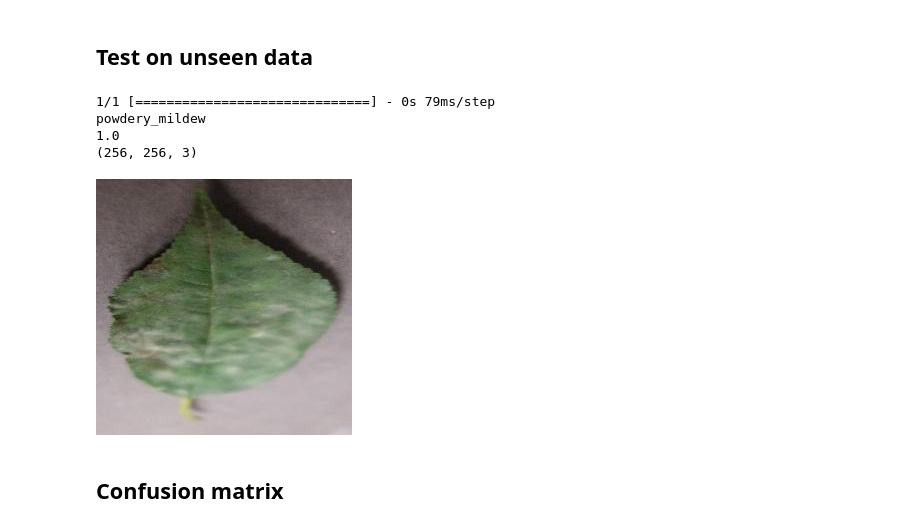
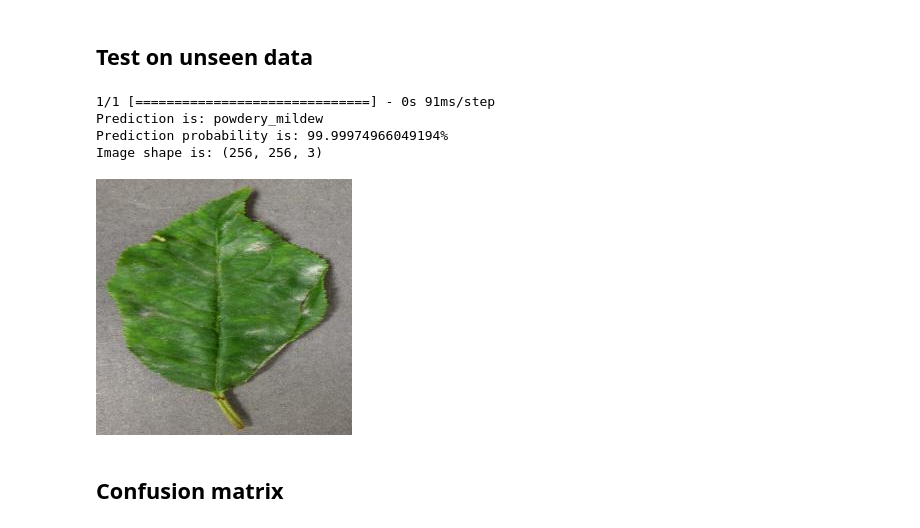
Before and after one commit to BGCG/project-5, a Jupyter notebook: jupyter_notebooks/ModelEvaluation.ipynb, the cells around one changed output. Saved outputs shown, nothing was run; the diff lists cells and outputs as text; code cells hidden in the pictures.

```diff
--- a/jupyter_notebooks/ModelEvaluation.ipynb
+++ b/jupyter_notebooks/ModelEvaluation.ipynb
@@ -382,32 +382,32 @@ Test set evaluation reports an accuracy of 0.9988151788711548 and a loss of 0.00
 # %%
 from tensorflow.keras.preprocessing import image
 
 point = 40 # points at specified file index
 label = labels[1] # pick 0 for healthy and 1 for powdery_mildew
 
 img = image.load_img(test_dir + '/'+ label + '/'+ os.listdir(test_dir +'/'+ label)[point])
 img_arr = np.array(img)/255.0
 pred_proba = model.predict(np.expand_dims(img_arr, axis=0))
 
-predicted_class = 1 if pred_proba[0,0] >= 0.5 else 0
+predicted_class = 1 if pred_proba[0,0] > 0.5 else 0
 
 predicted_label = labels[predicted_class]
 
 if predicted_class == 0:
     predicted_prob = 1 - pred_proba[0,0]
 else:
     predicted_prob = pred_proba[0,0]
 
-print(predicted_label)
-print(predicted_prob)
-print(img_arr.shape)
+print("Prediction is:", predicted_label)
+print(f"Prediction probability is: {predicted_prob*100}%")
+print("Image shape is:", img_arr.shape)
 img
 # %% [output]
-1/1 [==============================] - 0s 79ms/step
-powdery_mildew
-1.0
-(256, 256, 3)
+1/1 [==============================] - 0s 91ms/step
+Prediction is: powdery_mildew
+Prediction probability is: 99.99974966049194%
+Image shape is: (256, 256, 3)
-[figure, old version]
+[figure, new version]
 # %% [markdown]
 ## Confusion matrix
 # %%
```
Also changed, not shown: parts of 14 cells of this notebook, 2 other files.
